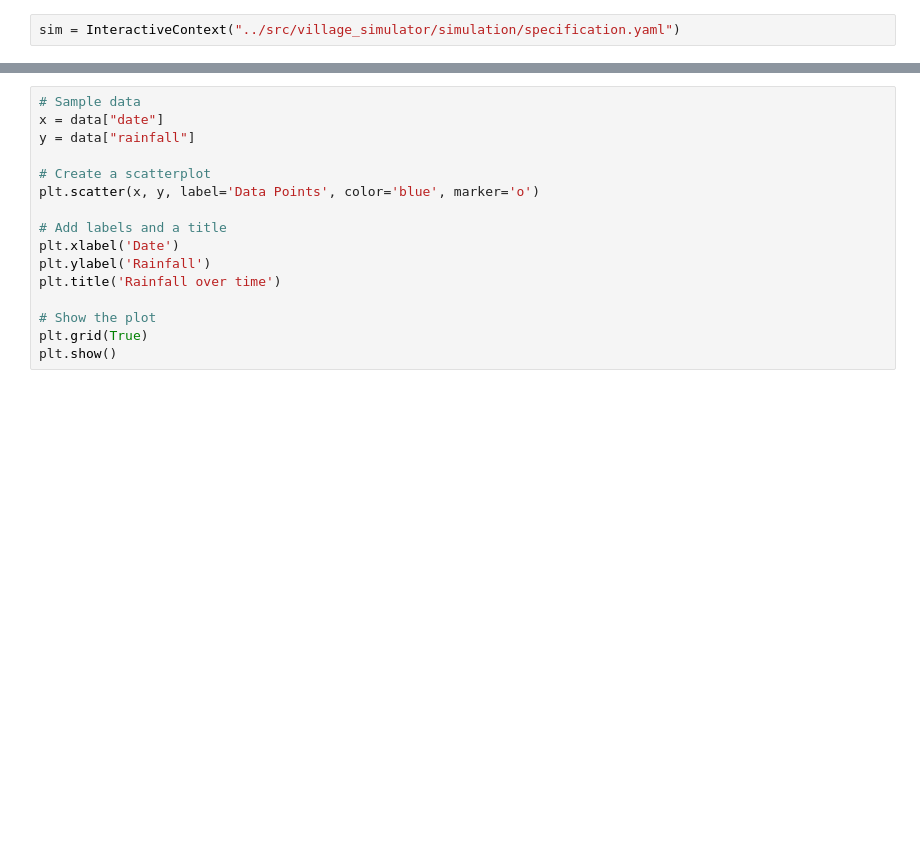
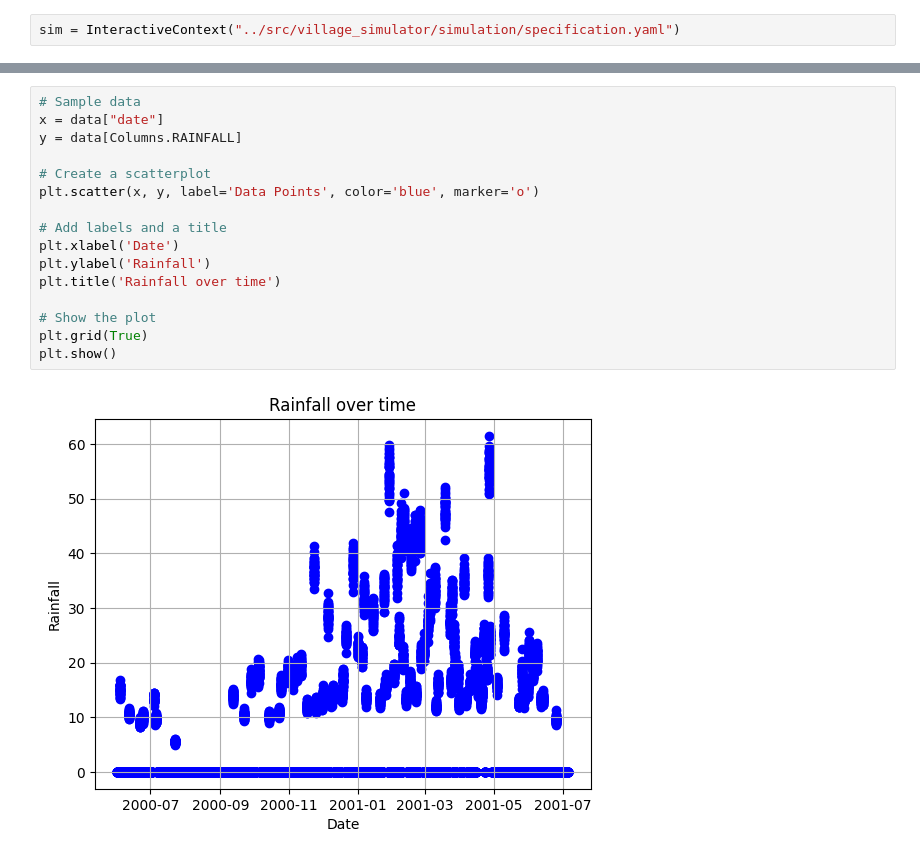
Before and after one commit to rmudambi/village_simulator, a Jupyter notebook: notebooks/simulation_tester.ipynb, the cells around one changed output, grey strips where cells are left out. Saved outputs shown, nothing was run; the diff lists cells and outputs as text; blank space fills up the shorter version.

```diff
--- a/notebooks/simulation_tester.ipynb
+++ b/notebooks/simulation_tester.ipynb
@@ -40,19 +65,21 @@ plt.show()
 # %%
 # Sample data
 x = data["date"]
-y = data["rainfall"]
+y = data[Columns.RAINFALL]
 
 # Create a scatterplot
 plt.scatter(x, y, label='Data Points', color='blue', marker='o')
 
 # Add labels and a title
 plt.xlabel('Date')
 plt.ylabel('Rainfall')
 plt.title('Rainfall over time')
 
 # Show the plot
 plt.grid(True)
 plt.show()
+# %% [output]
+[figure, added]
 # %%
 # Sample data
 x = data["date"]
```
Also changed, not shown: parts of 11 cells of this notebook, 12 other files.
